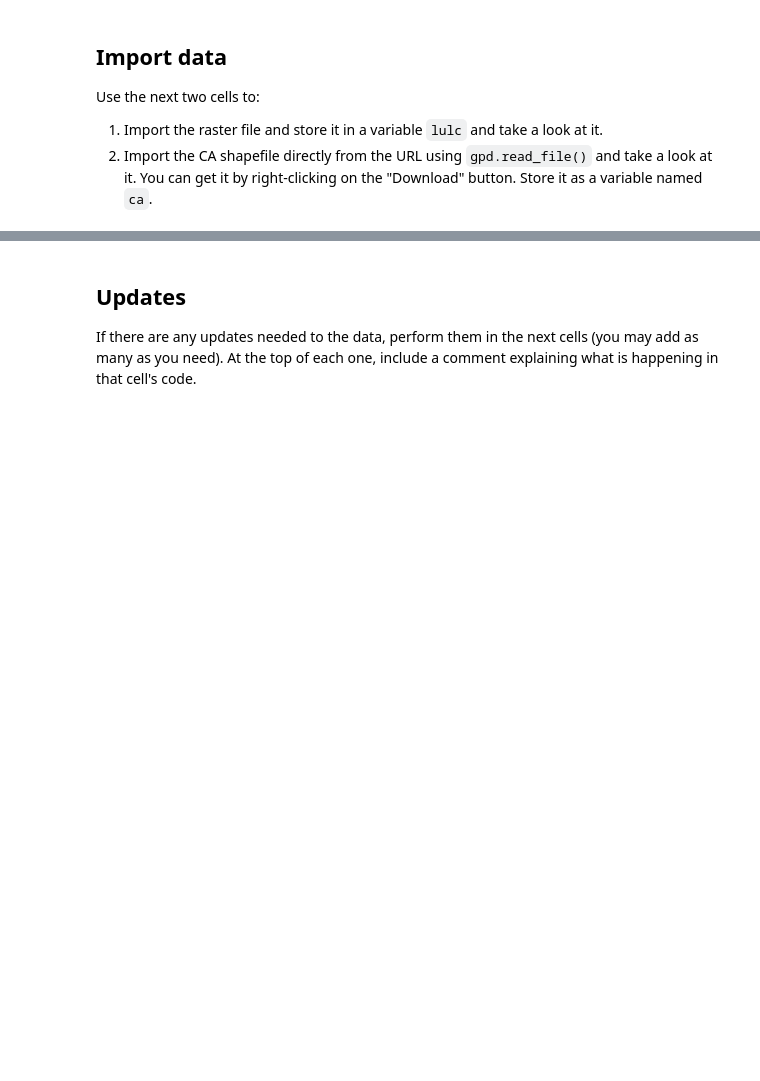
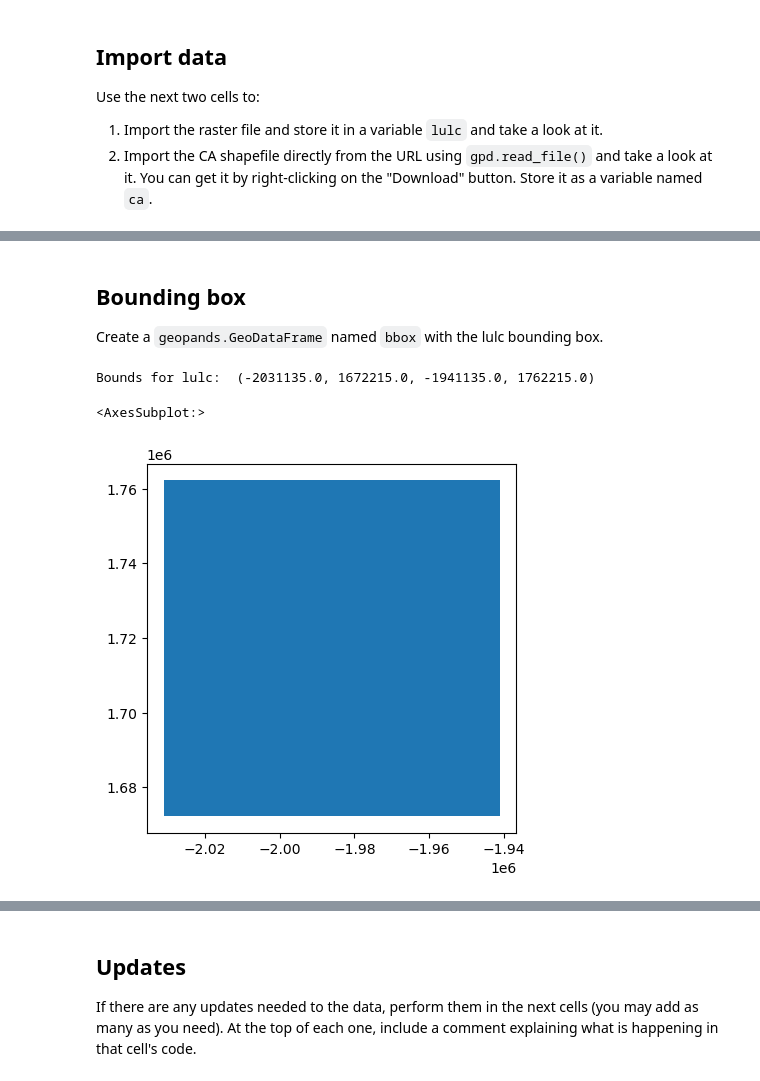
Before and after one commit to BenVerst/EDS-220-hw4, a Jupyter notebook: hwk4-task1-whitney-map.ipynb, the cells around one changed output, grey strips where cells are left out. Drawn from its saved outputs; the diff is of its cells as text; code cells hidden in the pictures; blank space fills up the shorter version.

```diff
--- a/hwk4-task1-whitney-map.ipynb
+++ b/hwk4-task1-whitney-map.ipynb
@@ -68,0 +185,18 @@ Create a `geopands.GeoDataFrame` named `mt_whitney` having the coordinates of Mo
+# %% [markdown]
+## Bounding box
+
+Create a `geopands.GeoDataFrame` named `bbox` with the lulc bounding box.
+# %%
+# bounds of lulc raster
+print('Bounds for lulc: ', lulc.rio.bounds())
+# %% [output]
+Bounds for lulc:  (-2031135.0, 1672215.0, -1941135.0, 1762215.0)
+# %%
+# import bounds
+bbox_lulc = gpd.GeoDataFrame(geometry = [box(*lulc.rio.bounds())],
+                        crs = lulc.rio.crs)
+
+bbox_lulc.plot()
+# %% [output]
+<AxesSubplot:>
+[figure, added]
```
Also changed, not shown: parts of 16 cells of this notebook, 1 other file.
